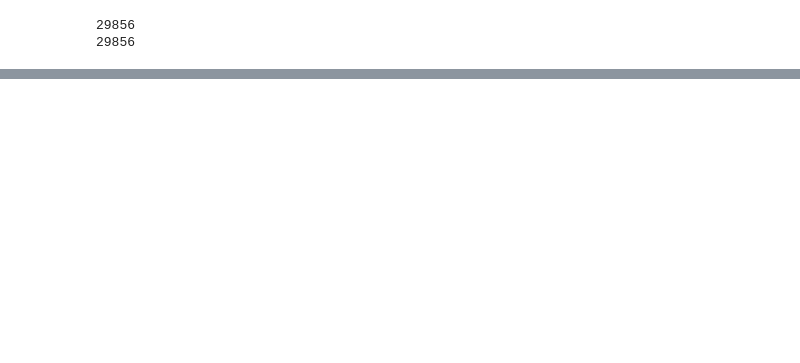
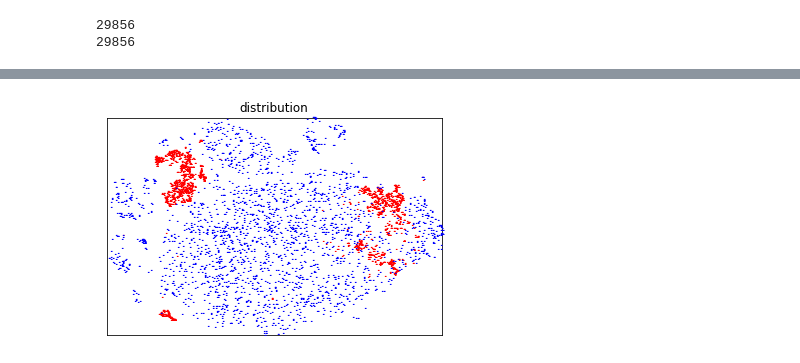
Before and after one commit to southner/abnoise_detect, a Jupyter notebook: test.ipynb, the cells around one changed output, grey strips where cells are left out. Saved outputs shown, nothing was run; the diff lists cells and outputs as text; code cells hidden in the pictures; blank space fills up the shorter version.

```diff
--- a/test.ipynb
+++ b/test.ipynb
@@ -150,0 +150,6 @@ print('a')
+# %%
+fig = plot_embedding(result[:5000], label[:5000],'distribution')
+plt.savefig('distribution_all_5000.png')
+plt.show(fig)
+# %% [output]
+[figure, added]
```
Also changed, not shown: parts of 6 cells of this notebook, 1 other file.
